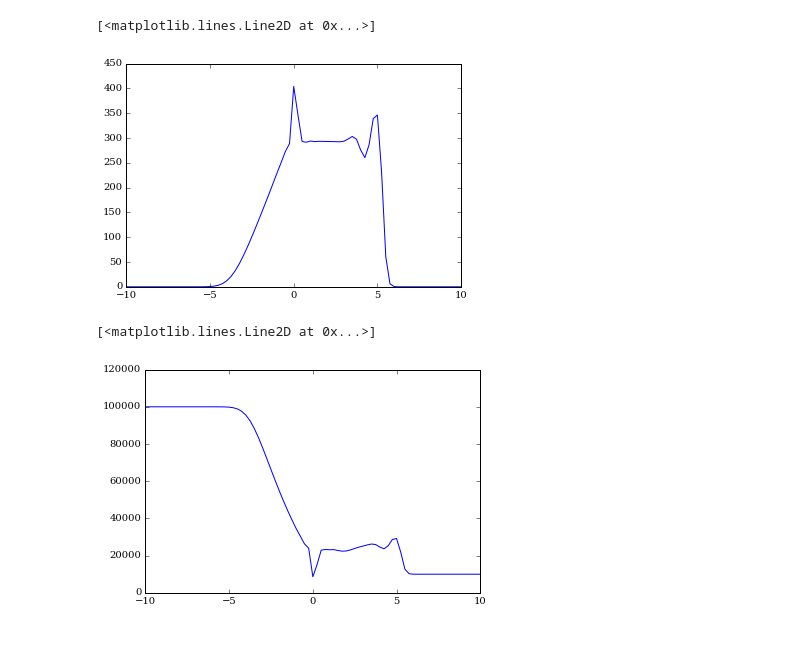
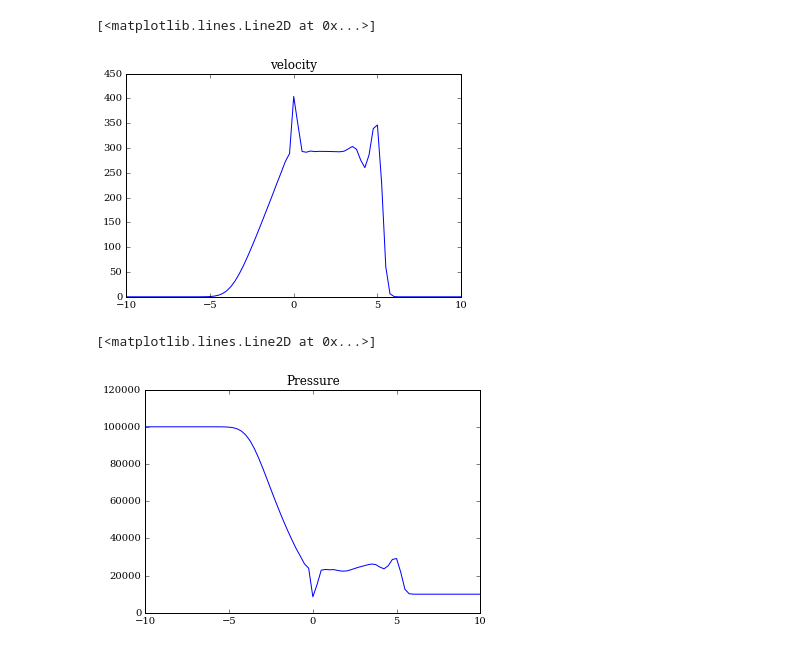
Before and after one commit to rambandaru/MAE6286, a Jupyter notebook: Assignments/Sod_shock_tube.ipynb, the cells around one changed output. Saved outputs shown, nothing was run; the diff lists cells and outputs as text; code cells hidden in the pictures.

```diff
--- a/Assignments/Sod_shock_tube.ipynb
+++ b/Assignments/Sod_shock_tube.ipynb
@@ -63,15 +63,14 @@ def richtmyer(u, nt, dt, dx):
 U = u_initial(x)
 u=richtmyer(U,nt,dt,dx)
 # %%
-%matplotlib inline
-pyplot.figure()
+pyplot.title('velocity')
 pyplot.plot(x,u[1,:]/u[0,:])
 # %% [output]
 [<matplotlib.lines.Line2D at 0x...>]
-[figure, old version]
+[figure, new version]
 # %%
-pyplot.figure()
+pyplot.title('Pressure')
 pyplot.plot(x,0.4*(u[2,:]-u[1,:]**2/u[0,:]))
 # %% [output]
 [<matplotlib.lines.Line2D at 0x...>]
-[figure, old version]
+[figure, new version]
```
Also changed, not shown: parts of 3 cells of this notebook.
